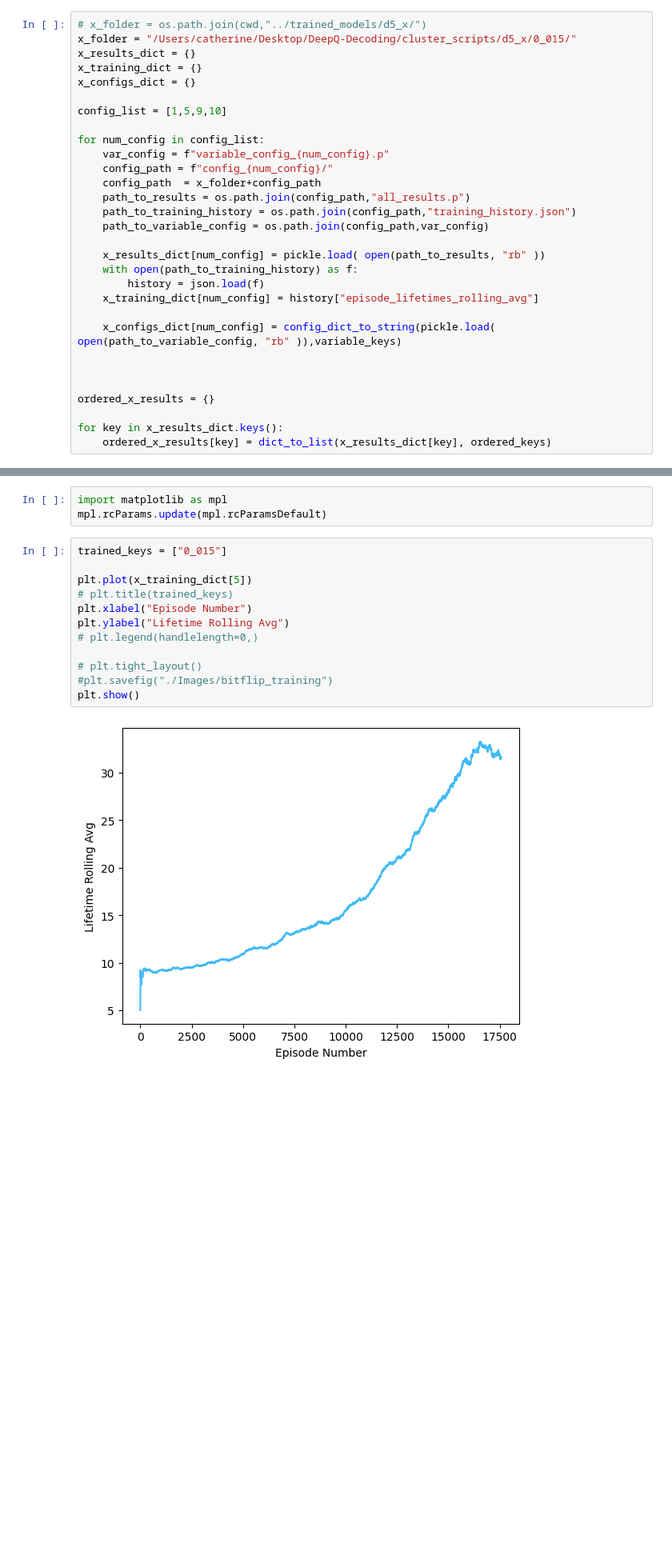
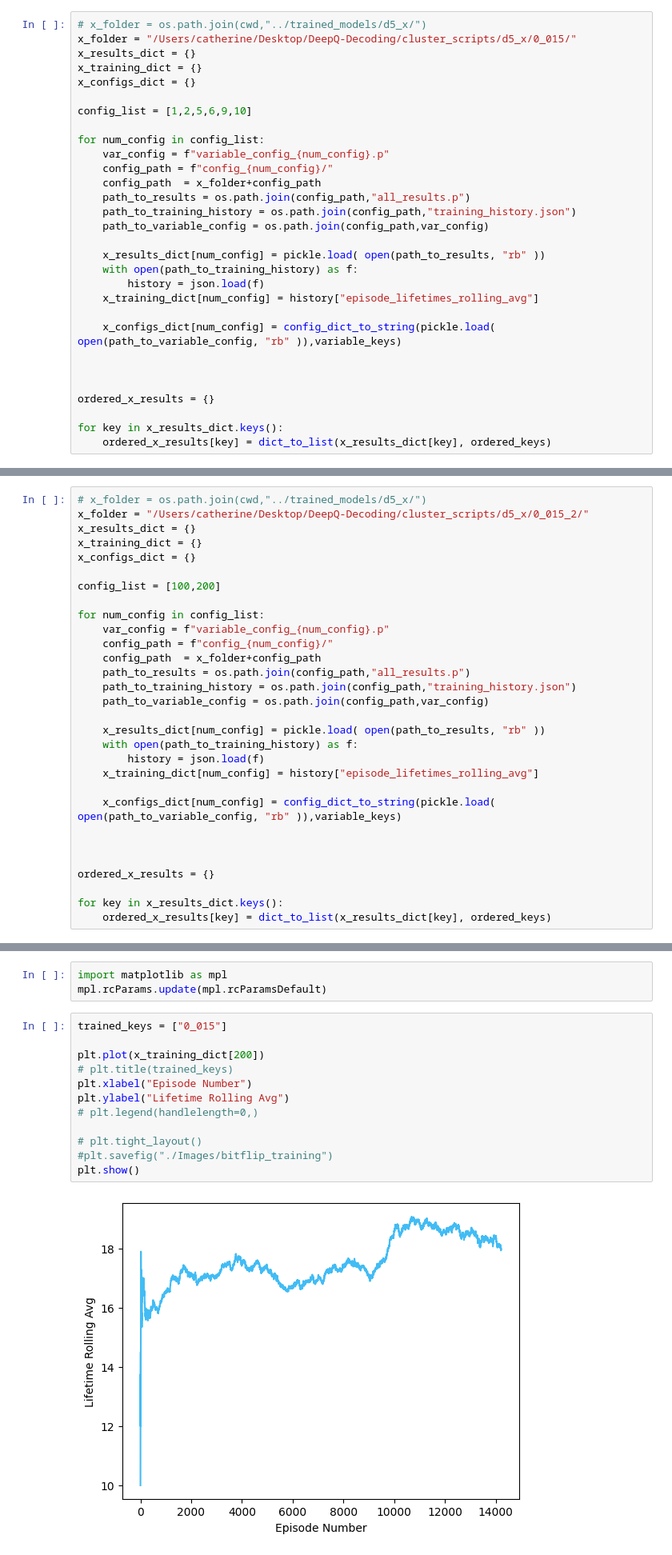
Before and after one commit to liangqiyao990210/DeepQ-Decoding, a Jupyter notebook: example_notebooks/5) Our Visual.ipynb, the cells around one changed output, grey strips where cells are left out. Shown at 80% size. Drawn from its saved outputs; the diff is of its cells as text; blank space fills up the shorter version.

Commit message:
upload renewed var config for baseline

```diff
--- a/example_notebooks/5) Our Visual.ipynb
+++ b/example_notebooks/5) Our Visual.ipynb
@@ -81,7 +81,7 @@ x_results_dict = {}
 x_training_dict = {}
 x_configs_dict = {}
 
-config_list = [1,5,9,10]
+config_list = [1,2,5,6,9,10]
 
 for num_config in config_list:
     var_config = f"variable_config_{num_config}.p"
@@ -126,0 +107,30 @@ x_training_dict
+# %%
+# x_folder = os.path.join(cwd,"../trained_models/d5_x/")
+x_folder = "/Users/catherine/Desktop/DeepQ-Decoding/cluster_scripts/d5_x/0_015_2/"
+x_results_dict = {}
+x_training_dict = {}
+x_configs_dict = {}
+
+config_list = [100,200]
+
+for num_config in config_list:
+    var_config = f"variable_config_{num_config}.p"
+    config_path = f"config_{num_config}/"
+    config_path  = x_folder+config_path
+    path_to_results = os.path.join(config_path,"all_results.p")
+    path_to_training_history = os.path.join(config_path,"training_history.json")
+    path_to_variable_config = os.path.join(config_path,var_config)
+
+    x_results_dict[num_config] = pickle.load( open(path_to_results, "rb" ))
+    with open(path_to_training_history) as f:
+        history = json.load(f)
+    x_training_dict[num_config] = history["episode_lifetimes_rolling_avg"]
+
+    x_configs_dict[num_config] = config_dict_to_string(pickle.load( open(path_to_variable_config, "rb" )),variable_keys)
+
+
+
+ordered_x_results = {}
+
+for key in x_results_dict.keys():
+    ordered_x_results[key] = dict_to_list(x_results_dict[key], ordered_keys)
@@ -348,17 +407,17 @@ mpl.rcParams.update(mpl.rcParamsDefault)
 # %%
 trained_keys = ["0_015"]
 
-plt.plot(x_training_dict[5])
+plt.plot(x_training_dict[200])
 # plt.title(trained_keys)
 plt.xlabel("Episode Number")
 plt.ylabel("Lifetime Rolling Avg")
 # plt.legend(handlelength=0,)
 
 # plt.tight_layout()
 #plt.savefig("./Images/bitflip_training")
 plt.show()
 # %% [output]
-[figure, old version]
+[figure, new version]
 # %% [markdown]
 And then for depolarising noise:
 # %%
```
Also changed, not shown: parts of 6 cells of this notebook, 11 other files.
